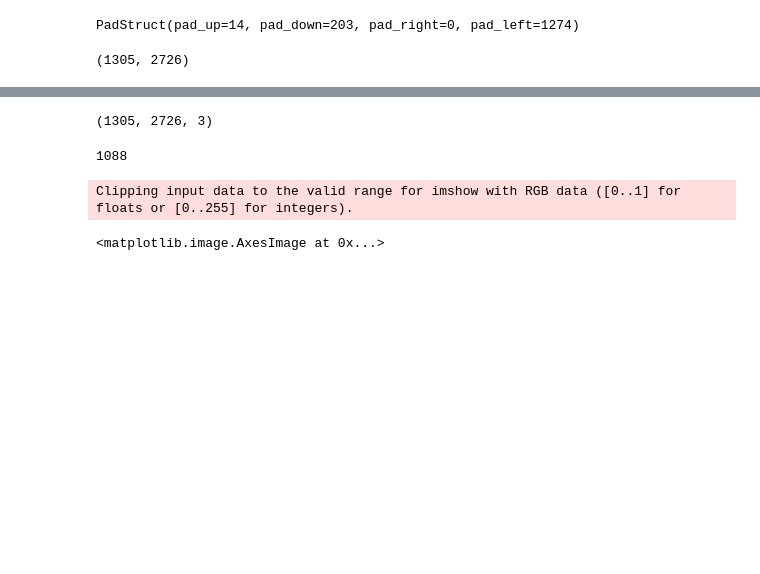
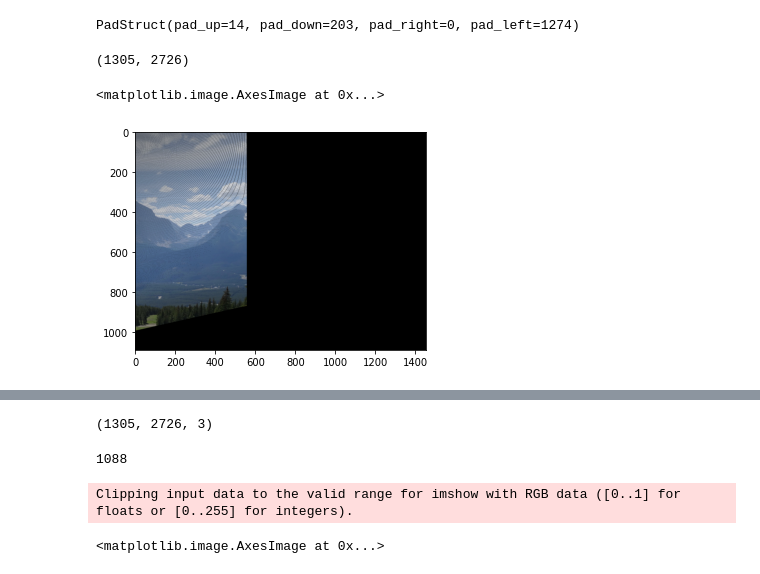
Before and after one commit to Dannynis/cv_ex1, a Jupyter notebook: assignment1_materials/final_outcome.ipynb, the cells around one changed output, grey strips where cells are left out. Cells and saved outputs as stored; diff of their text form; code cells hidden in the pictures; blank space fills up the shorter version.

```diff
--- a/assignment1_materials/final_outcome.ipynb
+++ b/assignment1_materials/final_outcome.ipynb
@@ -128,3 +128,10 @@ r,c
 translated_back_h = s.add_translation_to_backward_homography(back_h,pad_left=padding.pad_left,pad_up=padding.pad_up)
 # %%
 empty_pano = s.compute_backward_mapping(translated_back_h,src_img,(r,c,3))
+# %%
+a = s.compute_forward_homography_fast(h,src_image,dst_image.shape)
+# %%
+plt.imshow(a)
+# %% [output]
+<matplotlib.image.AxesImage at 0x...>
+[figure, added]
```
Also changed, not shown: parts of 2 cells of this notebook, 5 other files.
